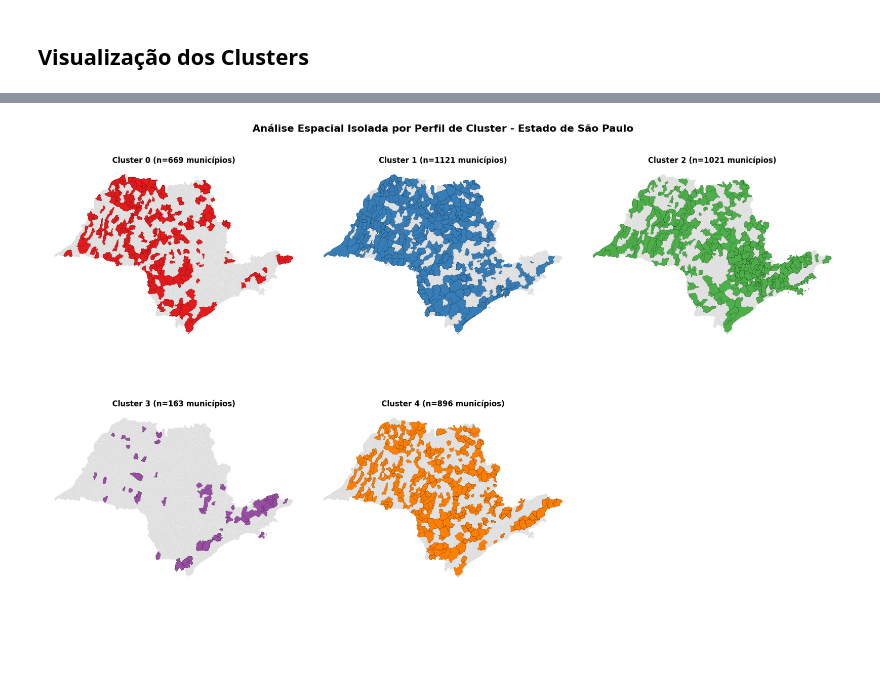
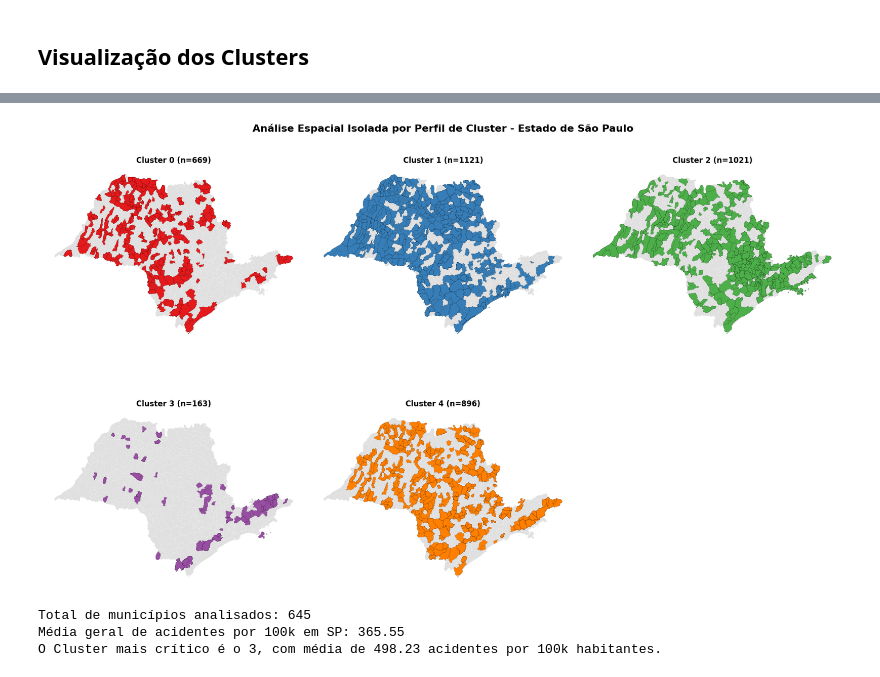
Before and after one commit to murillonardi/mack_hands_on_seguranca_viaria, a Jupyter notebook: machine learning/modelo_cluster.ipynb, the cells around one changed output, grey strips where cells are left out. Saved outputs shown, nothing was run; the diff lists cells and outputs as text; code cells hidden in the pictures; blank space fills up the shorter version.

```diff
--- a/machine learning/modelo_cluster.ipynb
+++ b/machine learning/modelo_cluster.ipynb
@@ -540,27 +534,0 @@ malha_sp = gpd.read_file(nome_do_arquivo)
-# %%
-if 'id' in malha_sp.columns:
-    malha_sp['cod_ibge_geo'] = malha_sp['id'].astype(int)
-else:
-    malha_sp['cod_ibge_geo'] = malha_sp['id_municipio'].astype(int)
-
-df['cod_ibge_int'] = df['cod_ibge'].astype(int)
-df_mapa = malha_sp.merge(df, left_on='cod_ibge_geo', right_on='cod_ibge_int')
-
-# Garante que o cluster é tratado como categoria (string ou int categórico) para coloração distinta
-df_mapa['cluster_cat'] = df_mapa['cluster'].astype(str)
-
-fig, ax = plt.subplots(1, 1, figsize=(12, 10))
-
-df_mapa.plot(
-    column='cluster_cat',
-    ax=ax,
-    legend=True,
-    cmap='tab10',           # Paleta com cores altamente contrastantes
-    edgecolor='black',
-    linewidth=0.15
-)
-
-plt.title('Distribuição Espacial dos Clusters de Trânsito e Desenvolvimento - SP (k=5)', fontsize=14, fontweight='bold')
-plt.axis('off')
-plt.tight_layout()
-plt.show()
@@ -569,30 +535,61 @@ plt.show()
+# %%
+# Recupera o arquivo da malha de SP
+url_municipios_sp = "https://raw.githubusercontent.com/tbrugz/geodata-br/master/geojson/geojs-35-mun.json"
+malha_sp = gpd.read_file(url_municipios_sp)
+
+# 2. Padroniza o código do IBGE para o cruzamento
+if 'id' in malha_sp.columns:
+    malha_sp['cod_ibge_geo'] = malha_sp['id'].astype(int)
+else:
+    malha_sp['cod_ibge_geo'] = malha_sp['id_municipio'].astype(int)
+
+coluna_codigo_no_df = 'cod_ibge'
+df['cod_ibge_int'] = df[coluna_codigo_no_df].astype(int)
+
+# Faz o merge unindo a geometria com os clusters
+df_mapa = malha_sp.merge(df, left_on='cod_ibge_geo', right_on='cod_ibge_int')
 # %%
 fig, axes = plt.subplots(2, 3, figsize=(18, 12))
 axes = axes.flatten()
 
 # Lista de cores fortes para destacar cada cluster individualmente
 cores_clusters = ['#e41a1c', '#377eb8', '#4daf4a', '#984ea3', '#ff7f00']
 
 clusters_unicos = sorted(df_mapa['cluster'].unique())
 
 for i, cl in enumerate(clusters_unicos):
     ax = axes[i]
 
     # Plota primeiro o fundo do estado em cinza claro para dar contexto geográfico
     df_mapa.plot(ax=ax, color='#e0e0e0', edgecolor='white', linewidth=0.1)
 
     # Plota por cima apenas os municípios pertencentes ao cluster atual com cor de destaque
     subset = df_mapa[df_mapa['cluster'] == cl]
     subset.plot(ax=ax, color=cores_clusters[i % len(cores_clusters)], edgecolor='black', linewidth=0.1)
 
-    ax.set_title(f'Cluster {cl} (n={len(subset)} municípios)', fontsize=12, fontweight='bold')
+    ax.set_title(f'Cluster {cl} (n={len(subset)})', fontsize=12, fontweight='bold')
     ax.axis('off')
 
 # Remove o último subplot vazio (já que temos 5 clusters e 6 espaços na grade)
 fig.delaxes(axes[5])
 
 plt.suptitle('Análise Espacial Isolada por Perfil de Cluster - Estado de São Paulo', fontsize=16, fontweight='bold', y=0.95)
 plt.tight_layout()
 plt.show()
 # %% [output]
-[figure, old version]
+[figure, new version]
+# %%
+
+# Exemplo de extração de métricas agregadas do seu próprio DataFrame (df) para colocar no slide:
+total_municipios = df['cod_ibge'].nunique()
+media_acidentes_estado = df['taxa_acidentes_100k'].mean()
+cluster_mais_critico = df.groupby('cluster')['taxa_acidentes_100k'].mean().idxmax()
+max_acidentes = df.groupby('cluster')['taxa_acidentes_100k'].mean().max()
+
+print(f"Total de municípios analisados: {total_municipios}")
+print(f"Média geral de acidentes por 100k em SP: {media_acidentes_estado:.2f}")
+print(f"O Cluster mais crítico é o {cluster_mais_critico}, com média de {max_acidentes:.2f} acidentes por 100k habitantes.")
+# %% [output]
+Total de municípios analisados: 645
+Média geral de acidentes por 100k em SP: 365.55
+O Cluster mais crítico é o 3, com média de 498.23 acidentes por 100k habitantes.
```
Also changed, not shown: parts of 8 cells of this notebook.
